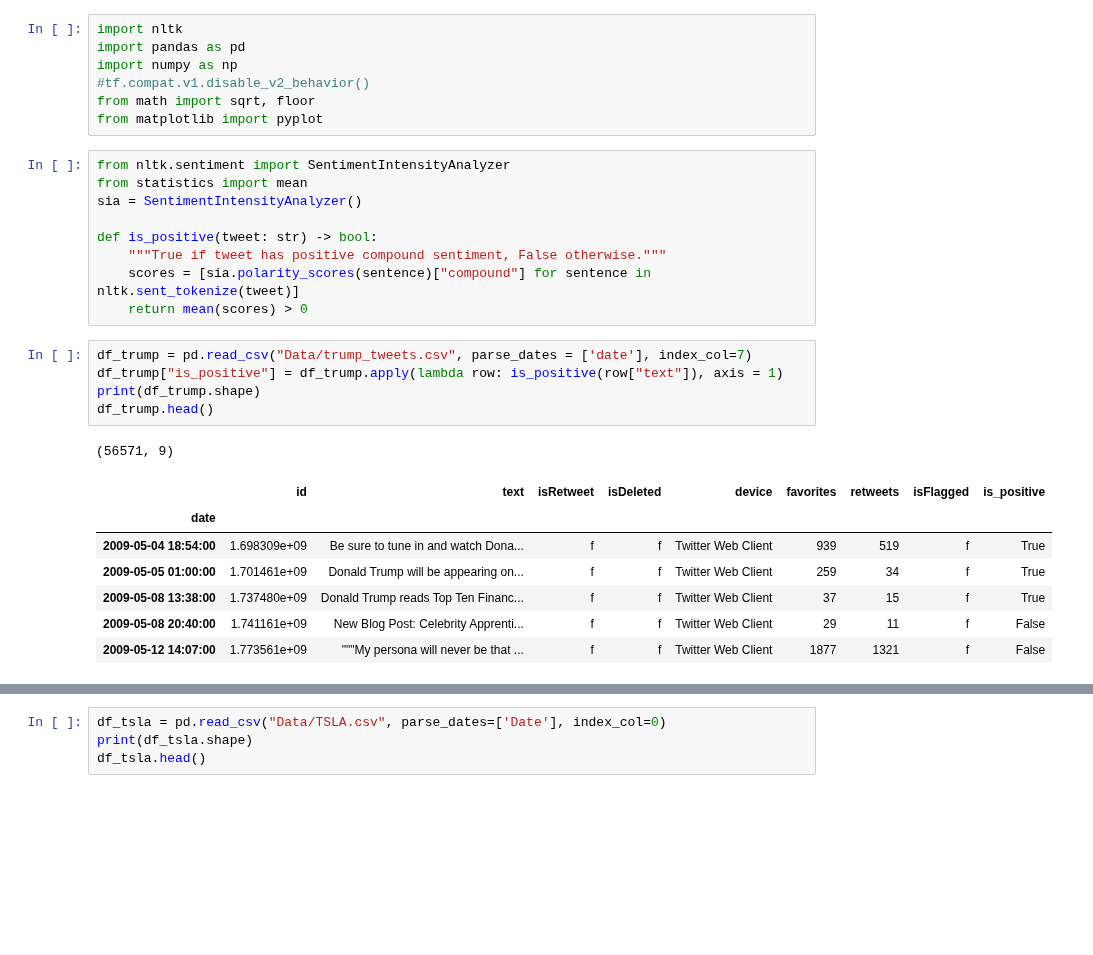
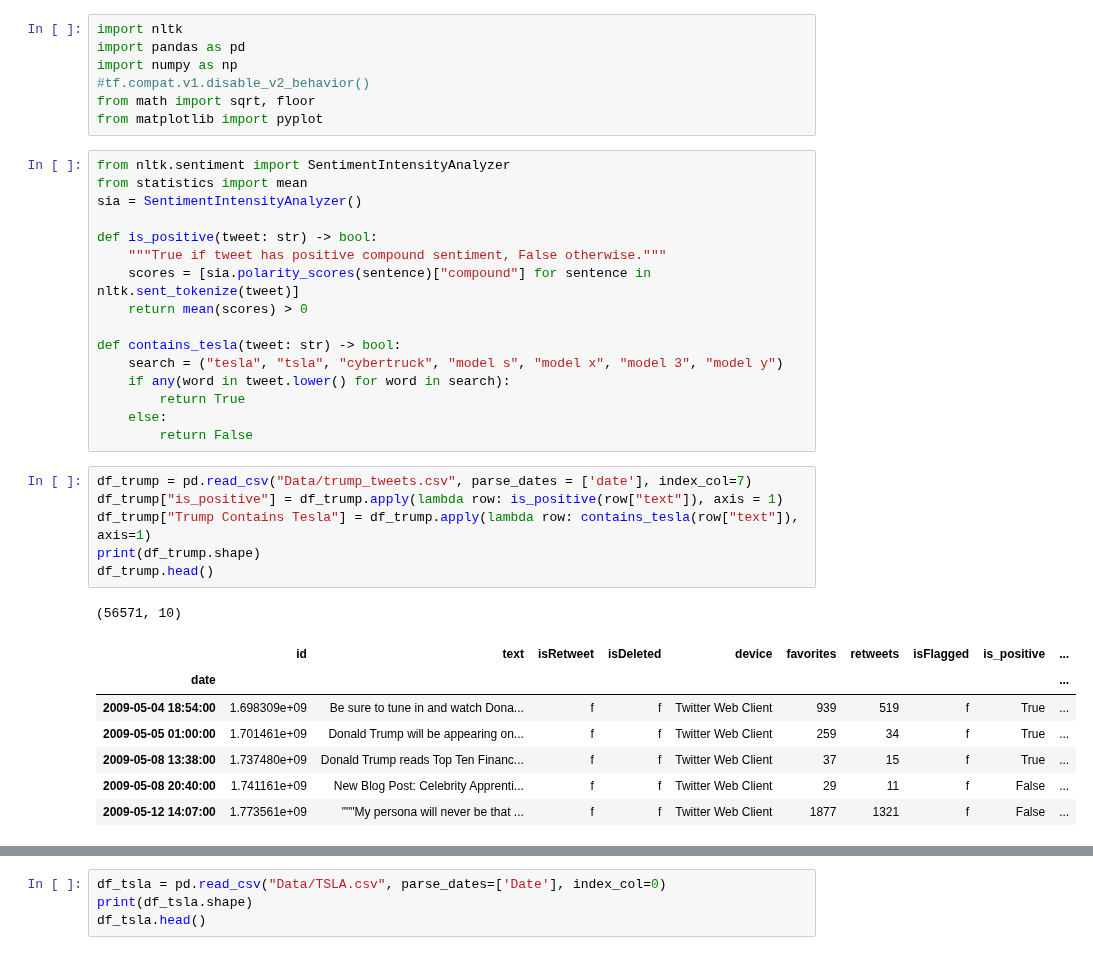
Before and after one commit to TLChilton/Senior_Capstone, a Jupyter notebook: LSTMsentimentanalysisTesla.ipynb, the cells around one changed output, grey strips where cells are left out. Cells and saved outputs as stored; diff of their text form; blank space fills up the shorter version.

```diff
--- a/LSTMsentimentanalysisTesla.ipynb
+++ b/LSTMsentimentanalysisTesla.ipynb
@@ -14,20 +14,28 @@ def is_positive(tweet: str) -> bool:
     """True if tweet has positive compound sentiment, False otherwise."""
     scores = [sia.polarity_scores(sentence)["compound"] for sentence in nltk.sent_tokenize(tweet)]
     return mean(scores) > 0
+
+def contains_tesla(tweet: str) -> bool:
+    search = ("tesla", "tsla", "cybertruck", "model s", "model x", "model 3", "model y")
+    if any(word in tweet.lower() for word in search):
+        return True
+    else:
+        return False
 # %%
 df_trump = pd.read_csv("Data/trump_tweets.csv", parse_dates = ['date'], index_col=7)
 df_trump["is_positive"] = df_trump.apply(lambda row: is_positive(row["text"]), axis = 1)
+df_trump["Trump Contains Tesla"] = df_trump.apply(lambda row: contains_tesla(row["text"]), axis=1)
 print(df_trump.shape)
 df_trump.head()
 # %% [output]
-(56571, 9)
+(56571, 10)
-|  | id | text | isRetweet | isDeleted | device | favorites | retweets | isFlagged | is_positive |
-| date |  |  |  |  |  |  |  |  |  |
-| 2009-05-04 18:54:00 | 1.698309e+09 | Be sure to tune in and watch Dona... | f | f | Twitter Web Client | 939 | 519 | f | True |
-| 2009-05-05 01:00:00 | 1.701461e+09 | Donald Trump will be appearing on... | f | f | Twitter Web Client | 259 | 34 | f | True |
-| 2009-05-08 13:38:00 | 1.737480e+09 | Donald Trump reads Top Ten Financ... | f | f | Twitter Web Client | 37 | 15 | f | True |
-| 2009-05-08 20:40:00 | 1.741161e+09 | New Blog Post: Celebrity Apprenti... | f | f | Twitter Web Client | 29 | 11 | f | False |
-| 2009-05-12 14:07:00 | 1.773561e+09 | """My persona will never be that ... | f | f | Twitter Web Client | 1877 | 1321 | f | False |
+|  | id | text | isRetweet | isDeleted | device | favorites | retweets | isFlagged | is_positive | ... |
+| date |  |  |  |  |  |  |  |  |  | ... |
+| 2009-05-04 18:54:00 | 1.698309e+09 | Be sure to tune in and watch Dona... | f | f | Twitter Web Client | 939 | 519 | f | True | ... |
+| 2009-05-05 01:00:00 | 1.701461e+09 | Donald Trump will be appearing on... | f | f | Twitter Web Client | 259 | 34 | f | True | ... |
+| 2009-05-08 13:38:00 | 1.737480e+09 | Donald Trump reads Top Ten Financ... | f | f | Twitter Web Client | 37 | 15 | f | True | ... |
+| 2009-05-08 20:40:00 | 1.741161e+09 | New Blog Post: Celebrity Apprenti... | f | f | Twitter Web Client | 29 | 11 | f | False | ... |
+| 2009-05-12 14:07:00 | 1.773561e+09 | """My persona will never be that ... | f | f | Twitter Web Client | 1877 | 1321 | f | False | ... |
 # %%
 df_musk = pd.read_csv("Data/musk_2021.csv", parse_dates = ['date'], index_col=0)
 df_musk.set_index("date", inplace=True)
```
Also changed, not shown: parts of 11 cells of this notebook.
